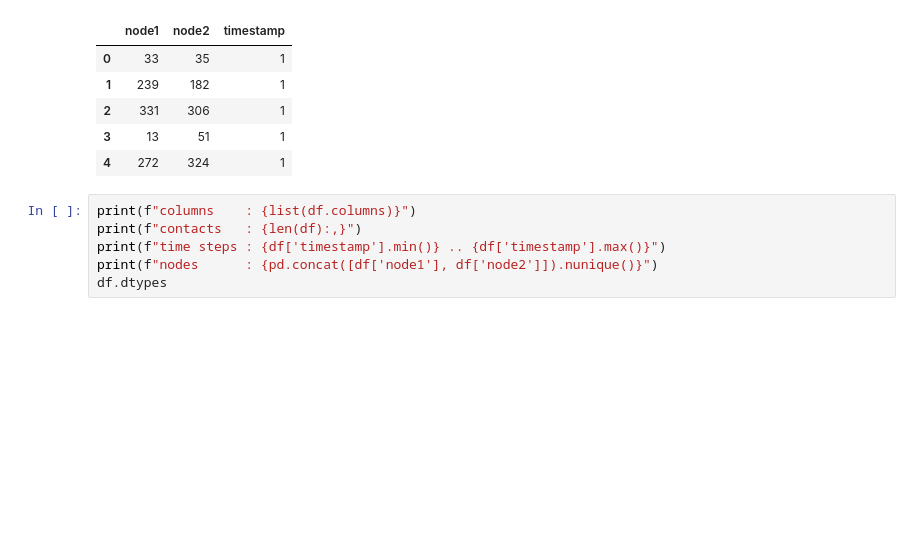
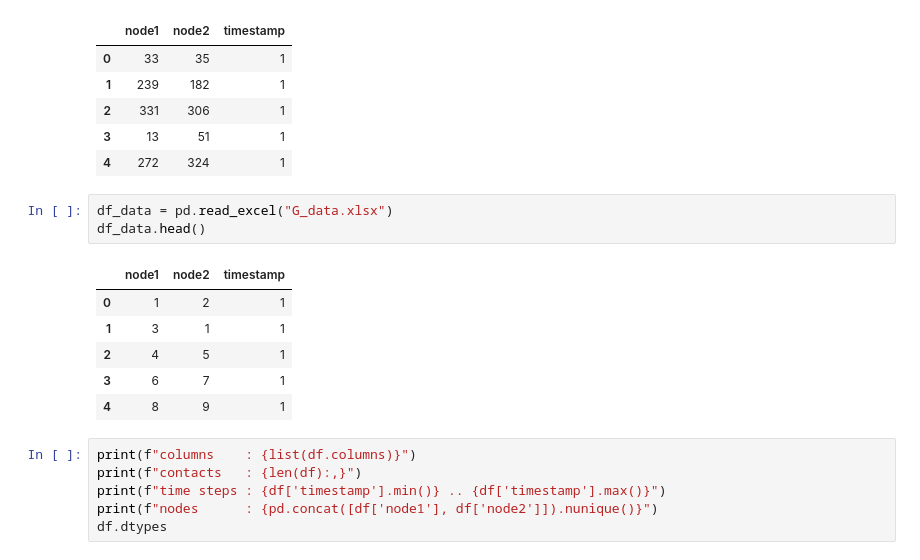
Before and after one commit to andrei00001111/ComplexAss, a Jupyter notebook: assignment.ipynb, the cells around one changed output. Cells and saved outputs as stored; diff of their text form; blank space fills up the shorter version.

```diff
--- a/assignment.ipynb
+++ b/assignment.ipynb
@@ -41,6 +41,16 @@ df.head()
 | 2 | 331 | 306 | 1 |
 | 3 | 13 | 51 | 1 |
 | 4 | 272 | 324 | 1 |
+# %%
+df_data = pd.read_excel("G_data.xlsx")
+df_data.head()
+# %% [output]
+|  | node1 | node2 | timestamp |
+| 0 | 1 | 2 | 1 |
+| 1 | 3 | 1 | 1 |
+| 2 | 4 | 5 | 1 |
+| 3 | 6 | 7 | 1 |
+| 4 | 8 | 9 | 1 |
 # %%
 print(f"columns    : {list(df.columns)}")
 print(f"contacts   : {len(df):,}")
```
Also changed, not shown: parts of 5 cells of this notebook.
